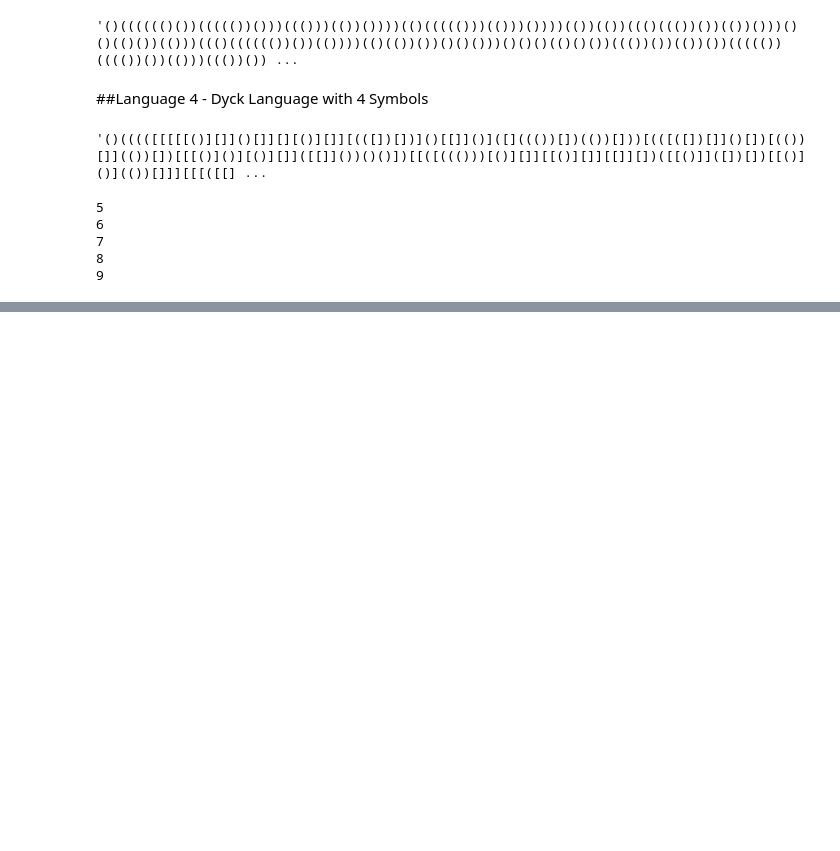
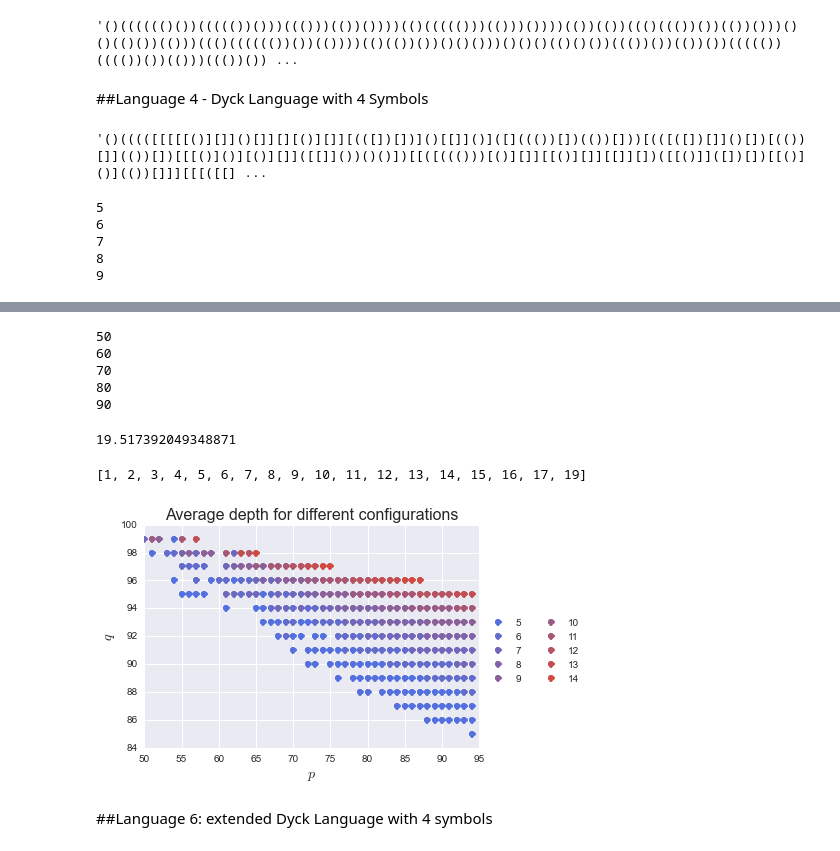
Before and after one commit to afcarl/nesting-in-lstm, a Jupyter notebook: Language Generation.ipynb, the cells around one changed output, grey strips where cells are left out. Saved outputs shown, nothing was run; the diff lists cells and outputs as text; code cells hidden in the pictures; blank space fills up the shorter version.

```diff
--- a/Language Generation.ipynb
+++ b/Language Generation.ipynb
@@ -229,0 +254,65 @@ create_test_L4()
+# %%
+#generate test words for every set of parameters (to choose later)
+param_choice = {}
+for cp in xrange(50,95):
+    if cp % 10 == 0:
+        print cp
+    test_q_score = {}
+    p_test = cp/100.
+    for qp in xrange(50,100):
+        if (cp >60 and qp>98) or (cp>70 and qp>97) or (cp>80 and qp>96) or (cp>90 and qp>95):
+            continue
+        q_test = qp/100.
+        test_q_score[qp] = generate_language(10,p_test, q_test)
+    param_choice[cp] = test_q_score
+# %% [output]
+50
+60
+70
+80
+90
+# %%
+def parse_paren_depth(some_string):
+    depth = 0
+    depths = []
+    for c in some_string:
+        if c == "(" or c == "[":
+            depth+=1
+            depths.append(depth)
+        else:
+            depth-=1
+    return np.mean(depths) if depths else 0.
+    return np.mean(avg_d)
+parse_paren_depth(param_choice[60][99])
+# %% [output]
+19.517392049348871
+# %%
+def compute_points_for_depth():
+    all_pairs = {}
+    for pk, pv in param_choice.iteritems():
+        for qk, qv in pv.iteritems():
+            curr_depth = int(round(parse_paren_depth(qv)))
+            try:
+                all_pairs[curr_depth][0].append(pk)
+                all_pairs[curr_depth][1].append(qk)
+            except:
+                all_pairs[curr_depth] = [[pk],[qk]]
+    return all_pairs
+all_depth_pairs = compute_points_for_depth()
+# %%
+all_depth_pairs.keys()
+# %% [output]
+[1, 2, 3, 4, 5, 6, 7, 8, 9, 10, 11, 12, 13, 14, 15, 16, 17, 19]
+# %%
+palette = sns.blend_palette(["#5470de", "#d1493f"], 10).as_hex()
+plt.subplot(111)
+for i in all_depth_pairs.keys()[4:14]:
+    xv, yv = all_depth_pairs[i]
+    plt.plot(xv,yv, 'o', color=palette[i-5], label=str(i))
+plt.legend(ncol=2, loc=3, bbox_to_anchor=(1, .25))
+plt.title("Average depth for different configurations", fontsize=16)
+plt.xlabel("$p$", fontsize=14)
+plt.ylabel("$q$", fontsize=14)
+plt.show()
+# %% [output]
+[figure, added]
@@ -229,0 +327,2 @@ create_test_L4()
+# %% [markdown]
+##Language 6: extended Dyck Language with 4 symbols
```
Also changed, not shown: parts of 7 cells of this notebook, 20 other files.
